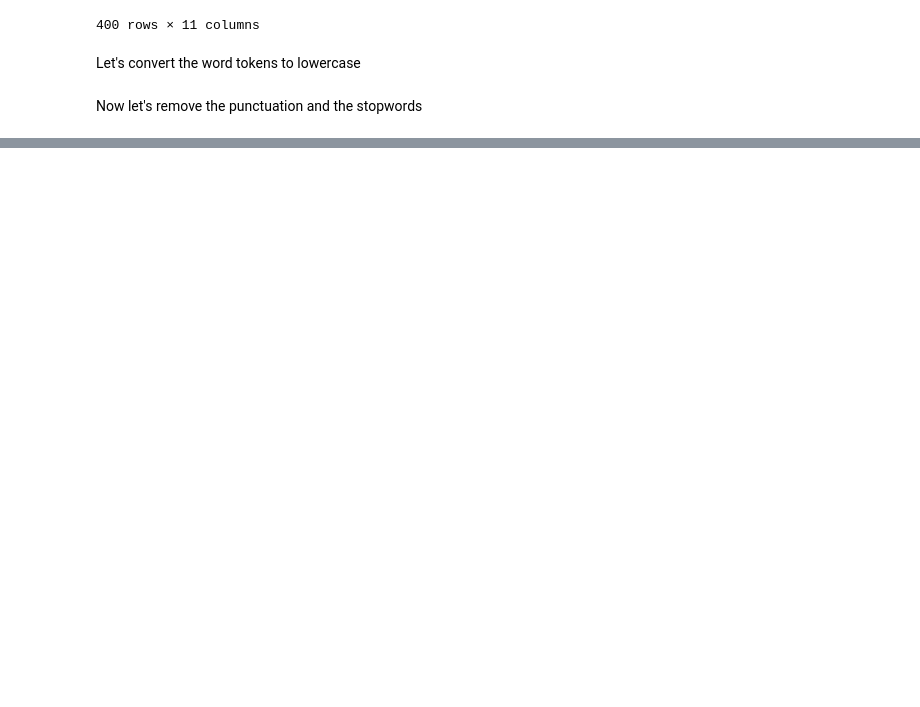
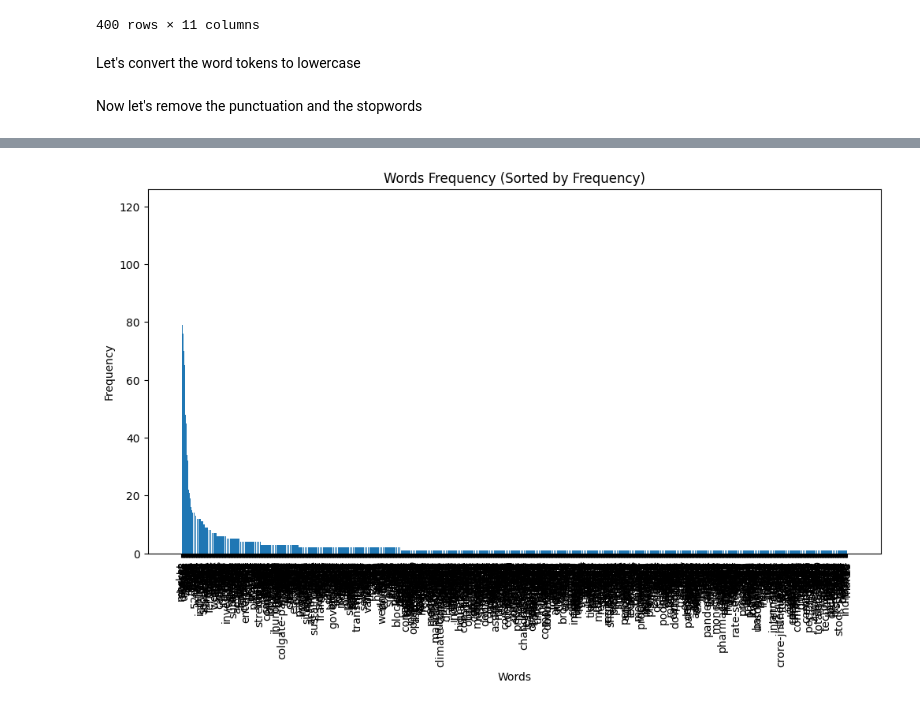
Before and after one commit to rnribeiro/NLP_FEUP, a Jupyter notebook: main.ipynb, the cells around one changed output, grey strips where cells are left out. Saved outputs shown, nothing was run; the diff lists cells and outputs as text; code cells hidden in the pictures; blank space fills up the shorter version.

```diff
--- a/main.ipynb
+++ b/main.ipynb
@@ -204,0 +236,27 @@ news
+# %%
+import matplotlib.pyplot as plt
+from collections import Counter
+from itertools import chain
+
+# Flatten the list of lists
+all_words = list(chain.from_iterable(news['headline_word_tokens']))
+
+# Count the frequency of each word
+word_freq = Counter(all_words)
+
+# Sort words by frequency
+sorted_words = sorted(word_freq.items(), key=lambda x: x[1], reverse=True)
+
+# Extract sorted words and frequencies
+words, freq = zip(*sorted_words)
+
+# Plot the bar chart with all words sorted by frequency
+plt.figure(figsize=(12, 6))
+plt.bar(words, freq)
+plt.xlabel('Words')
+plt.ylabel('Frequency')
+plt.title('Words Frequency (Sorted by Frequency)')
+plt.xticks(rotation=90)  # Rotate x-axis labels for better readability
+plt.show()
+# %% [output]
+[figure, added]
```
Also changed, not shown: parts of 5 cells of this notebook.
